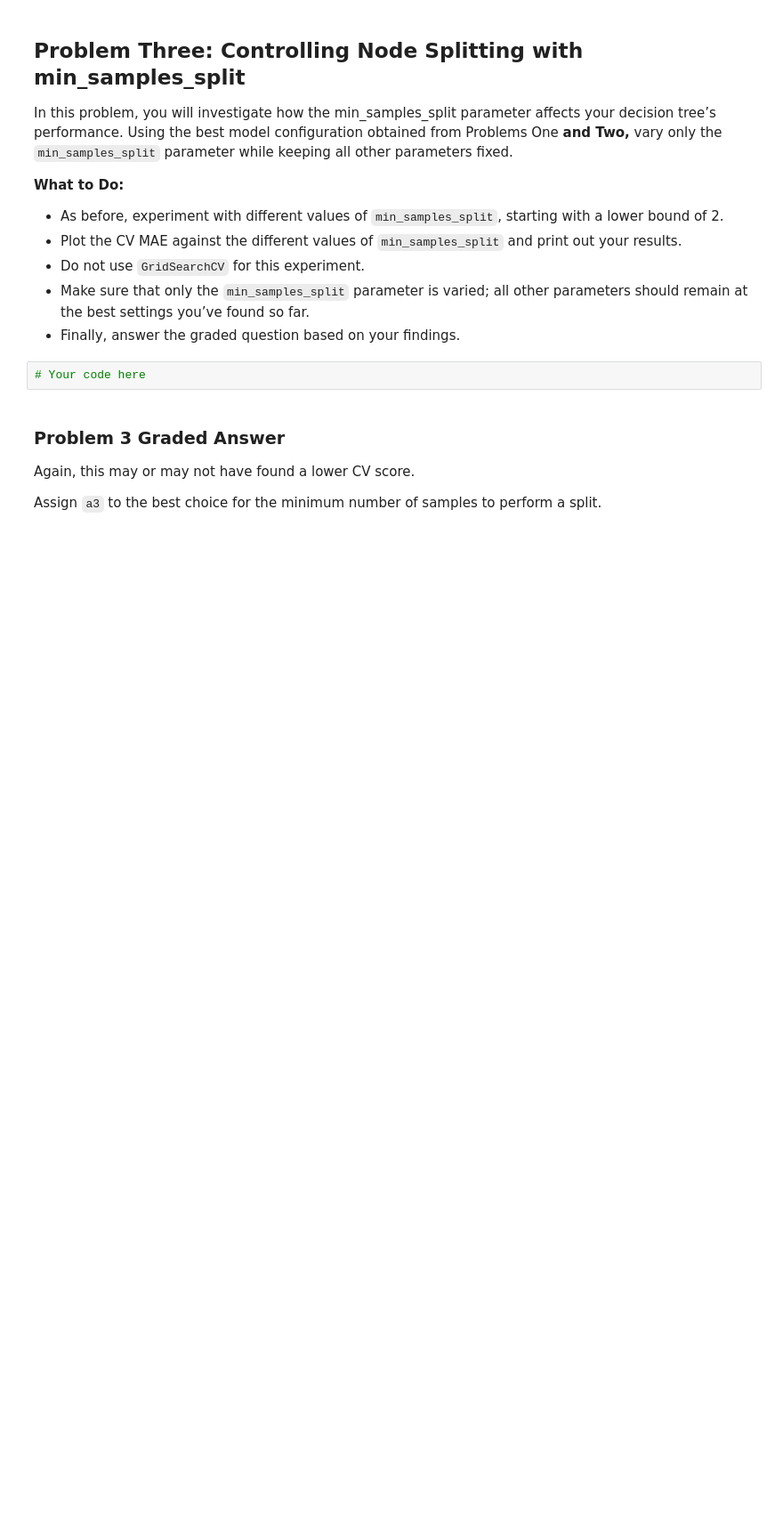
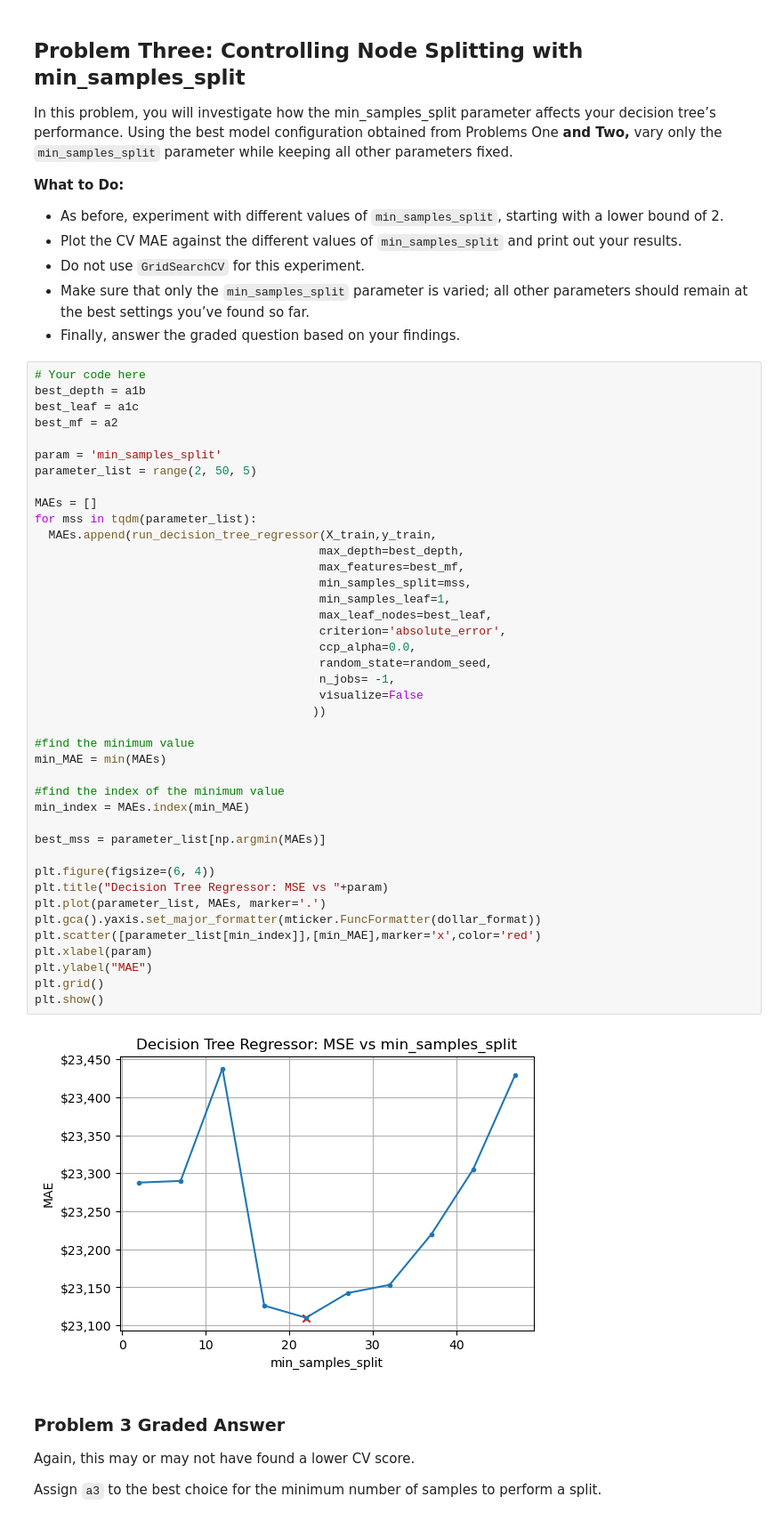
Before and after one commit to keshleem/dx603-homework6, a Jupyter notebook: Homework_06.ipynb, the cells around one changed output. Shown at 89% size. Saved outputs shown, nothing was run; the diff lists cells and outputs as text; blank space fills up the shorter version.

```diff
--- a/Homework_06.ipynb
+++ b/Homework_06.ipynb
@@ -558,8 +557,49 @@ In this problem, you will investigate how the min_samples_split parameter affect
 - Do not use `GridSearchCV` for this experiment.
 - Make sure that only the `min_samples_split` parameter is varied; all other parameters should remain at the best settings you’ve found so far.
 - Finally, answer the graded question based on your findings.
-# %%
-# Your code here
+# %%
+# Your code here
+best_depth = a1b
+best_leaf = a1c
+best_mf = a2
+
+param = 'min_samples_split'
+parameter_list = range(2, 50, 5)
+
+MAEs = []
+for mss in tqdm(parameter_list):
+  MAEs.append(run_decision_tree_regressor(X_train,y_train,
+                                         max_depth=best_depth,
+                                         max_features=best_mf,
+                                         min_samples_split=mss,
+                                         min_samples_leaf=1,
+                                         max_leaf_nodes=best_leaf,
+                                         criterion='absolute_error',
+                                         ccp_alpha=0.0,
+                                         random_state=random_seed,
+                                         n_jobs= -1,
+                                         visualize=False
+                                        ))
+
+#find the minimum value
+min_MAE = min(MAEs)
+
+#find the index of the minimum value
+min_index = MAEs.index(min_MAE)
+
+best_mss = parameter_list[np.argmin(MAEs)]
+
+plt.figure(figsize=(6, 4))
+plt.title("Decision Tree Regressor: MSE vs "+param)
+plt.plot(parameter_list, MAEs, marker='.')
+plt.gca().yaxis.set_major_formatter(mticker.FuncFormatter(dollar_format))
+plt.scatter([parameter_list[min_index]],[min_MAE],marker='x',color='red')
+plt.xlabel(param)
+plt.ylabel("MAE")
+plt.grid()
+plt.show()
+# %% [output]
+[figure, added]
 # %% [markdown]
 ### Problem 3 Graded Answer
 
```
Also changed, not shown: parts of 14 cells of this notebook.
